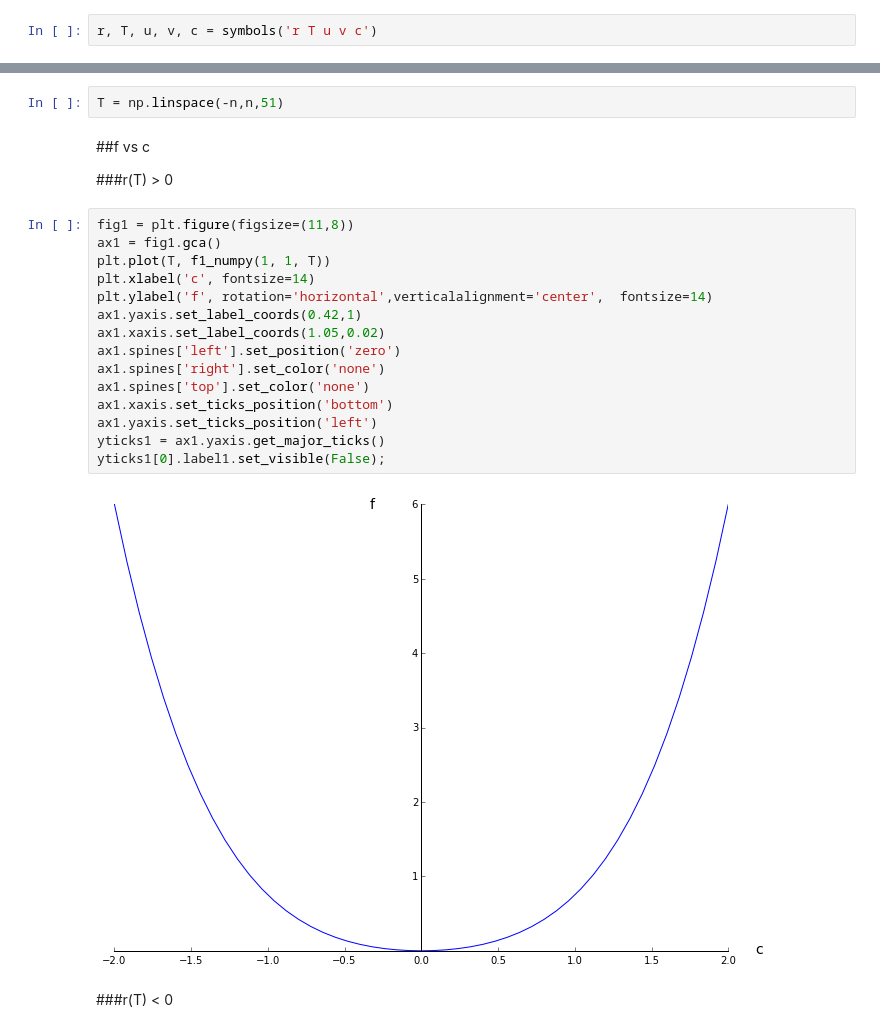
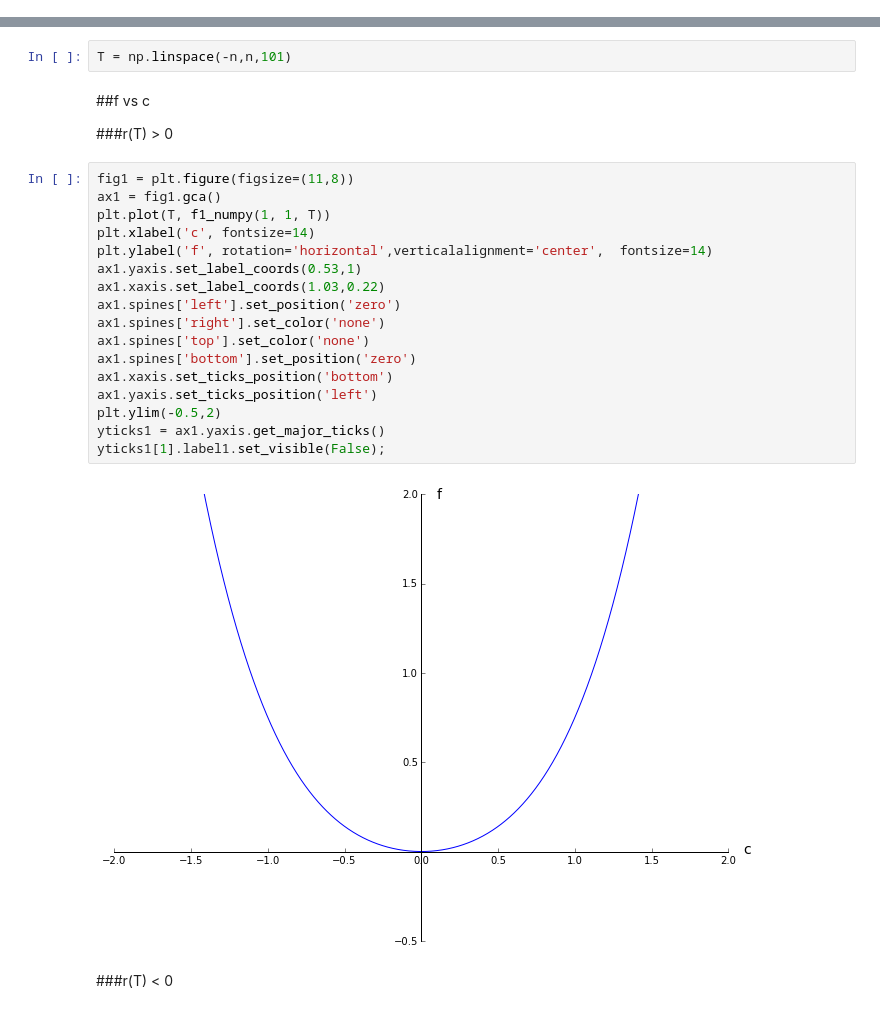
Before and after one commit to brettavedisian/Liquid-Crystals, a Jupyter notebook: SmAtoSmC.ipynb, the cells around one changed output, grey strips where cells are left out. Saved outputs shown, nothing was run; the diff lists cells and outputs as text.

```diff
--- a/SmAtoSmC.ipynb
+++ b/SmAtoSmC.ipynb
@@ -7,4 +5,2 @@ init_printing(use_unicode=True)
-# %%
-r, T, u, v, c = symbols('r T u v c')
 # %% [markdown]
 #u > 0
@@ -27,7 +10,7 @@ f1.diff(c)
 # %%
 n = 2
 # %%
-T = np.linspace(-n,n,51)
+T = np.linspace(-n,n,101)
 # %% [markdown]
 ##f vs c
 
@@ -35,20 +18,22 @@ T = np.linspace(-n,n,51)
 # %%
 fig1 = plt.figure(figsize=(11,8))
 ax1 = fig1.gca()
 plt.plot(T, f1_numpy(1, 1, T))
 plt.xlabel('c', fontsize=14)
 plt.ylabel('f', rotation='horizontal',verticalalignment='center',  fontsize=14)
-ax1.yaxis.set_label_coords(0.42,1)
-ax1.xaxis.set_label_coords(1.05,0.02)
+ax1.yaxis.set_label_coords(0.53,1)
+ax1.xaxis.set_label_coords(1.03,0.22)
 ax1.spines['left'].set_position('zero')
 ax1.spines['right'].set_color('none')
 ax1.spines['top'].set_color('none')
+ax1.spines['bottom'].set_position('zero')
 ax1.xaxis.set_ticks_position('bottom')
 ax1.yaxis.set_ticks_position('left')
+plt.ylim(-0.5,2)
 yticks1 = ax1.yaxis.get_major_ticks()
-yticks1[0].label1.set_visible(False);
+yticks1[1].label1.set_visible(False);
 # %% [output]
-[figure, old version]
+[figure, new version]
 # %% [markdown]
 ###r(T) < 0
 # %%
```
Also changed, not shown: parts of 30 cells of this notebook.
